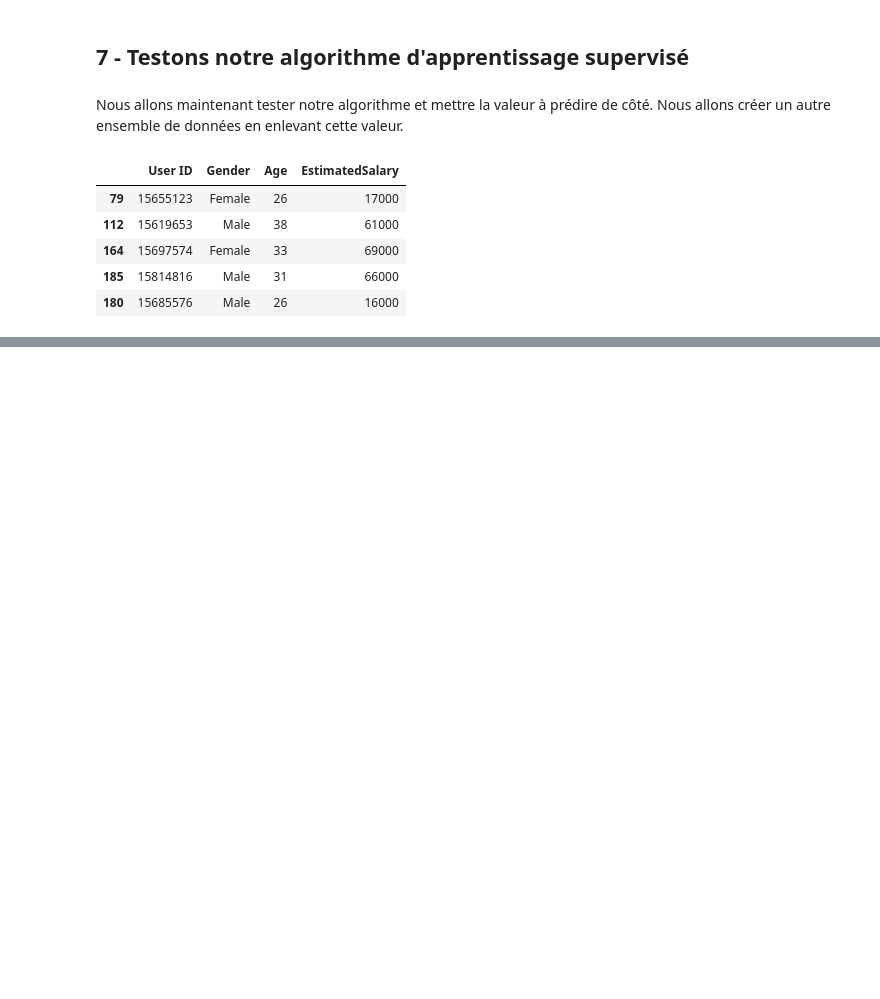
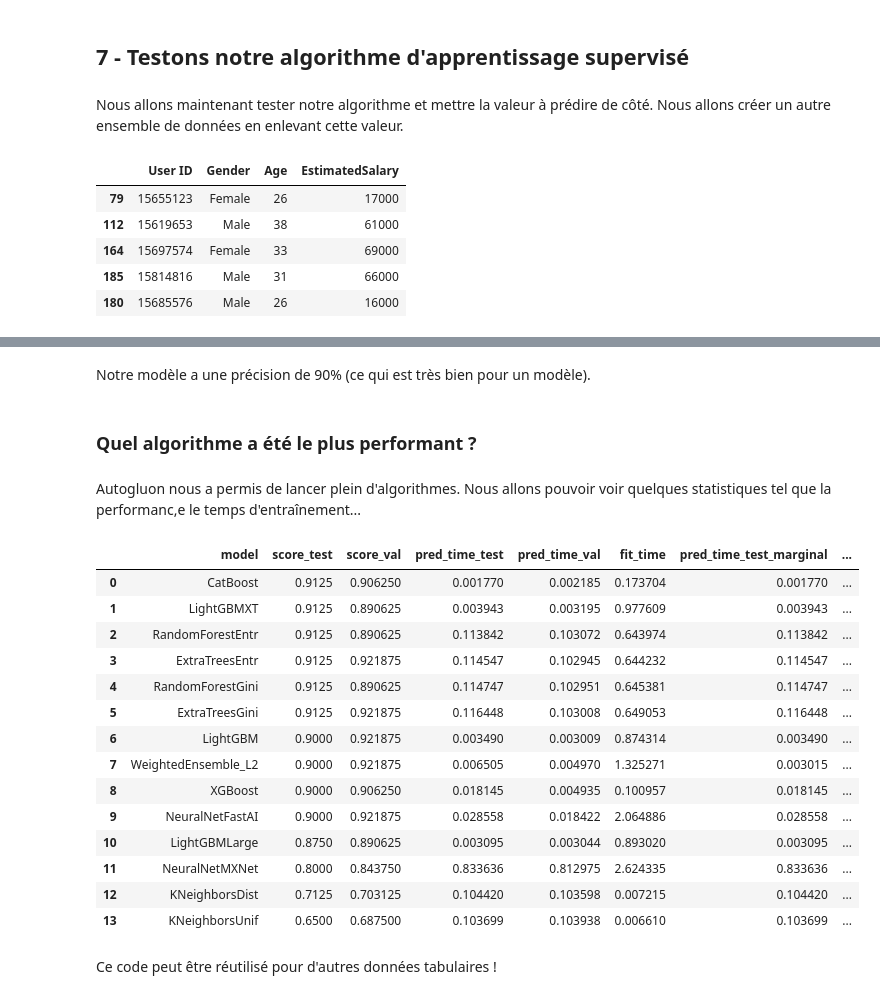
Before and after one commit to khallydi/AFExCGenial, a Jupyter notebook: AFExCGenial.ipynb, the cells around one changed output, grey strips where cells are left out. Drawn from its saved outputs; the diff is of its cells as text; code cells hidden in the pictures; blank space fills up the shorter version.

```diff
--- a/AFExCGenial.ipynb
+++ b/AFExCGenial.ipynb
@@ -116,4 +60,4 @@ Nous allons chercher le dataset sur notre ordinateur.
 <br>**data = TabularDataset('./Social-Network-ads-Boost/Social_Network_Ads.csv')**
 <br><br>
 # %%
-data = TabularDataset('./Social-Network-ads-Boost/Social_Network_Ads.csv')
+data = TabularDataset('Social_Network_Ads.csv')
@@ -345,0 +297,26 @@ Name: Purchased, Length: 80, dtype: bool
+# %% [markdown]
+Notre modèle a une précision de 90% (ce qui est très bien pour un modèle).
+# %% [markdown]
+### Quel algorithme a été le plus performant ?
+# %% [markdown]
+Autogluon nous a permis de lancer plein d'algorithmes. Nous allons pouvoir voir quelques statistiques tel que la performanc,e le temps d'entraînement...
+# %%
+predictor.leaderboard(test, silent=True)
+# %% [output]
+|  | model | score_test | score_val | pred_time_test | pred_time_val | fit_time | pred_time_test_marginal | ... |
+| 0 | CatBoost | 0.9125 | 0.906250 | 0.001770 | 0.002185 | 0.173704 | 0.001770 | ... |
+| 1 | LightGBMXT | 0.9125 | 0.890625 | 0.003943 | 0.003195 | 0.977609 | 0.003943 | ... |
+| 2 | RandomForestEntr | 0.9125 | 0.890625 | 0.113842 | 0.103072 | 0.643974 | 0.113842 | ... |
+| 3 | ExtraTreesEntr | 0.9125 | 0.921875 | 0.114547 | 0.102945 | 0.644232 | 0.114547 | ... |
+| 4 | RandomForestGini | 0.9125 | 0.890625 | 0.114747 | 0.102951 | 0.645381 | 0.114747 | ... |
+| 5 | ExtraTreesGini | 0.9125 | 0.921875 | 0.116448 | 0.103008 | 0.649053 | 0.116448 | ... |
+| 6 | LightGBM | 0.9000 | 0.921875 | 0.003490 | 0.003009 | 0.874314 | 0.003490 | ... |
+| 7 | WeightedEnsemble_L2 | 0.9000 | 0.921875 | 0.006505 | 0.004970 | 1.325271 | 0.003015 | ... |
+| 8 | XGBoost | 0.9000 | 0.906250 | 0.018145 | 0.004935 | 0.100957 | 0.018145 | ... |
+| 9 | NeuralNetFastAI | 0.9000 | 0.921875 | 0.028558 | 0.018422 | 2.064886 | 0.028558 | ... |
+| 10 | LightGBMLarge | 0.8750 | 0.890625 | 0.003095 | 0.003044 | 0.893020 | 0.003095 | ... |
+| 11 | NeuralNetMXNet | 0.8000 | 0.843750 | 0.833636 | 0.812975 | 2.624335 | 0.833636 | ... |
+| 12 | KNeighborsDist | 0.7125 | 0.703125 | 0.104420 | 0.103598 | 0.007215 | 0.104420 | ... |
+| 13 | KNeighborsUnif | 0.6500 | 0.687500 | 0.103699 | 0.103938 | 0.006610 | 0.103699 | ... |
+# %% [markdown]
+Ce code peut être réutilisé pour d'autres données tabulaires !
```
Also changed, not shown: parts of 9 cells of this notebook.
